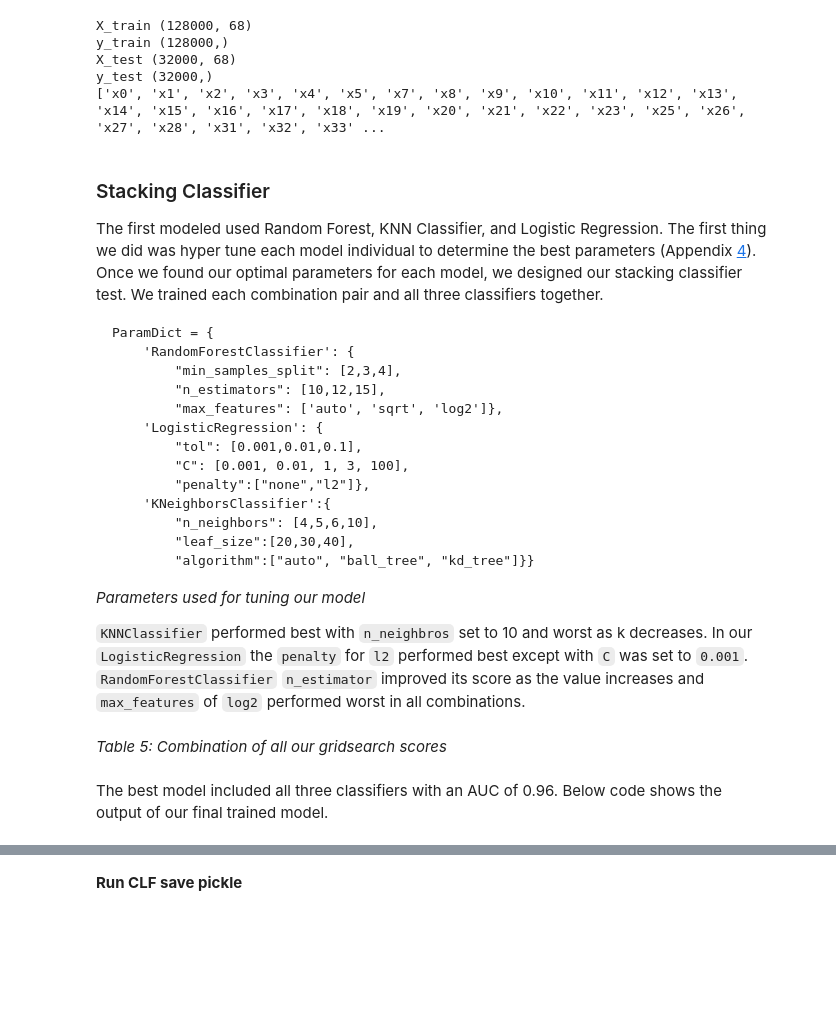
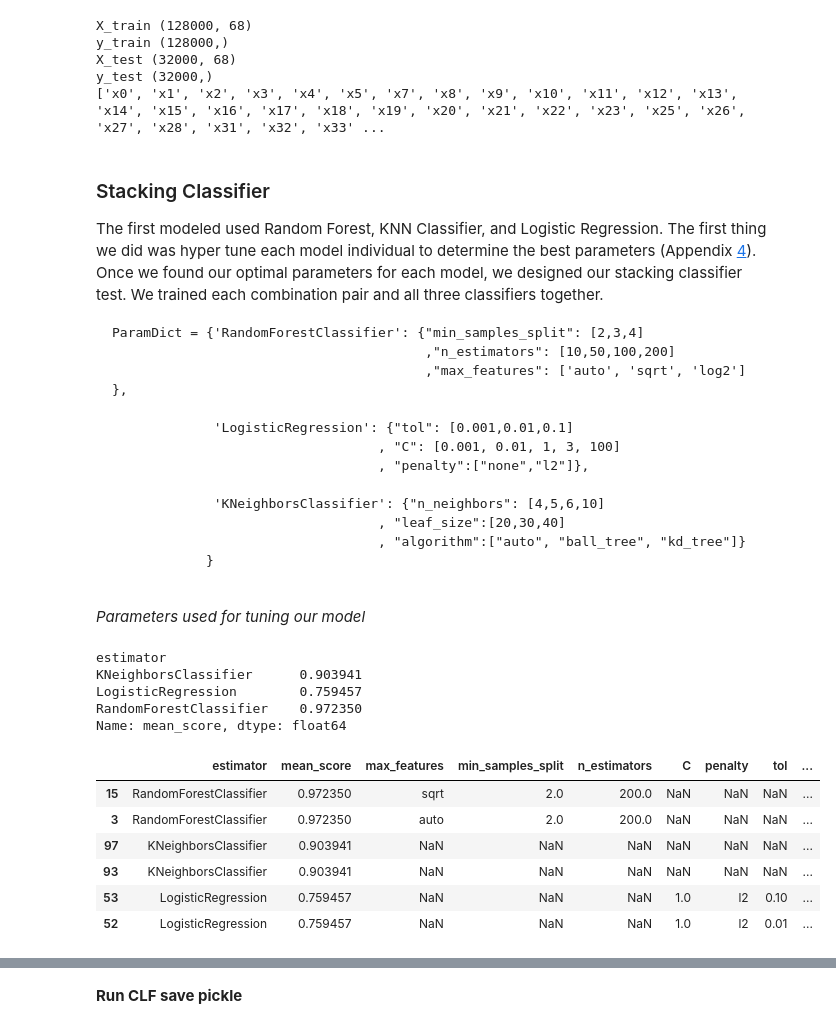
Before and after one commit to cmadding/MSDS_7333_QTW, a Jupyter notebook: CaseStudy15/Ansari_Ballenger_Godbole_MaddingUnit015.ipynb, the cells around one changed output, grey strips where cells are left out. Saved outputs shown, nothing was run; the diff lists cells and outputs as text; code cells hidden in the pictures; blank space fills up the shorter version.

````diff
--- a/CaseStudy15/Ansari_Ballenger_Godbole_MaddingUnit015.ipynb
+++ b/CaseStudy15/Ansari_Ballenger_Godbole_MaddingUnit015.ipynb
@@ -415,21 +415,19 @@ X_test_array = scaler.transform(X_test.toarray())
 The first modeled used Random Forest, KNN Classifier, and Logistic Regression. The first thing we did was hyper tune each model individual to determine the best parameters (Appendix [4](#Appendix-4:-Stacking-Code)).  Once we found our optimal parameters for each model, we designed our stacking classifier test.  We trained each combination pair and all three classifiers together.
 
 ```
-ParamDict = {
-    'RandomForestClassifier': {
-        "min_samples_split": [2,3,4],
-        "n_estimators": [10,12,15],
-        "max_features": ['auto', 'sqrt', 'log2']},
-    'LogisticRegression': {
-        "tol": [0.001,0.01,0.1],
-        "C": [0.001, 0.01, 1, 3, 100],
-        "penalty":["none","l2"]},
-    'KNeighborsClassifier':{
-        "n_neighbors": [4,5,6,10],
-        "leaf_size":[20,30,40],
-        "algorithm":["auto", "ball_tree", "kd_tree"]}}
+ParamDict = {'RandomForestClassifier': {"min_samples_split": [2,3,4]
+                                        ,"n_estimators": [10,50,100,200]
+                                        ,"max_features": ['auto', 'sqrt', 'log2'] },
+
+             'LogisticRegression': {"tol": [0.001,0.01,0.1]
+                                  , "C": [0.001, 0.01, 1, 3, 100]
+                                  , "penalty":["none","l2"]},
+
+             'KNeighborsClassifier': {"n_neighbors": [4,5,6,10]
+                                  , "leaf_size":[20,30,40]
+                                  , "algorithm":["auto", "ball_tree", "kd_tree"]}
+            }
+
 ```
 
 *Parameters used for tuning our model*
-
-`KNNClassifier` performed best with `n_neighbros` set to 10 and worst as k decreases. In our `LogisticRegression` the `penalty` for `l2` performed best except with `C` was set to `0.001`. `RandomForestClassifier` `n_estimator` improved its score as the value increases and `max_features` of `log2` performed worst in all combinations.
@@ -442,4 +434,21 @@ display(gridsearch_df)
-# %% [markdown]
-*Table 5: Combination of all our gridsearch scores*
-# %% [markdown]
-The best model included all three classifiers with an AUC of 0.96. Below code shows the output of our final trained model.
+# %%
+grid_df.groupby(['estimator']).max()['mean_score']
+# %% [output]
+estimator
+KNeighborsClassifier      0.903941
+LogisticRegression        0.759457
+RandomForestClassifier    0.972350
+Name: mean_score, dtype: float64
+# %%
+import pandas as pd
+#%store -r grid_df
+
+grid_df.sort_values(by='mean_score',ascending=False).groupby(['estimator']).head(2)
+# %% [output]
+|  | estimator | mean_score | max_features | min_samples_split | n_estimators | C | penalty | tol | ... |
+| 15 | RandomForestClassifier | 0.972350 | sqrt | 2.0 | 200.0 | NaN | NaN | NaN | ... |
+| 3 | RandomForestClassifier | 0.972350 | auto | 2.0 | 200.0 | NaN | NaN | NaN | ... |
+| 97 | KNeighborsClassifier | 0.903941 | NaN | NaN | NaN | NaN | NaN | NaN | ... |
+| 93 | KNeighborsClassifier | 0.903941 | NaN | NaN | NaN | NaN | NaN | NaN | ... |
+| 53 | LogisticRegression | 0.759457 | NaN | NaN | NaN | 1.0 | l2 | 0.10 | ... |
+| 52 | LogisticRegression | 0.759457 | NaN | NaN | NaN | 1.0 | l2 | 0.01 | ... |
````
Also changed, not shown: parts of 19 cells of this notebook, 2 other files.
